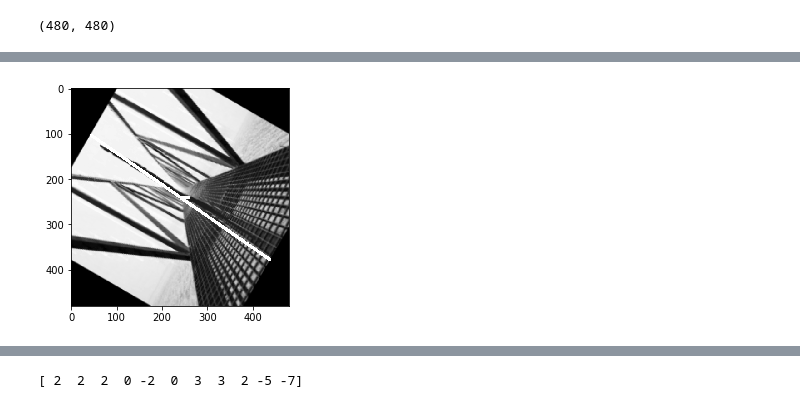
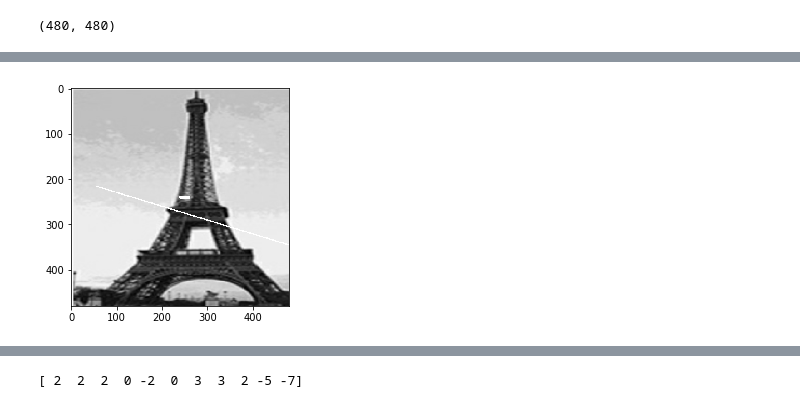
Before and after one commit to SachinG007/Sym_radon, a Jupyter notebook: jupyter_notebooks/Sym_Radon.ipynb, the cells around one changed output, grey strips where cells are left out. Cells and saved outputs as stored; diff of their text form; code cells hidden in the pictures.

```diff
--- a/jupyter_notebooks/Sym_Radon.ipynb
+++ b/jupyter_notebooks/Sym_Radon.ipynb
@@ -11,9 +11,9 @@ import matplotlib.pyplot as plt
 import sewar
 %matplotlib inline
 # %%
-img = cv2.imread("../images/multi.png",0)
+img = cv2.imread("../images/eiffel.png",0)
 
-# img = scipy.ndimage.rotate(img, -55)
+# img = scipy.ndimage.rotate(img, 23)
 imgo = np.copy(img)
 img = cv2.resize(img,(480,480))
 # img = np.ones((480,480), dtype='uint8')*255
@@ -81,13 +81,19 @@ print(min_idxb)
 # %%
-conv_sz = [201]#,201,251,301]
-ans = np.zeros(np.shape(b)[0])
-for i in range(len(conv_sz)):
-    for j in range(int(conv_sz[i]/2)):
-        vec = np.zeros(conv_sz[i])
-        vec[j] = 1
-        vec[conv_sz[i] - 1 -j] = -1
-        ans = np.add(ans, abs(np.convolve(vec,b,mode='same')))
-print(min(ans)/len(conv_sz))
-# print(np.shape(ans))
-print(np.argmin(ans))
+min_angles = []
+for k in range(180):
+
+    b = sinogram1[:,k]
+    conv_sz = [101,151,201]
+    ans = np.zeros(np.shape(b)[0])
+    for i in range(len(conv_sz)):
+        for j in range(int(conv_sz[i]/2)):
+            vec = np.zeros(conv_sz[i])
+            vec[j] = 1
+            vec[conv_sz[i] - 1 -j] = -1
+            ans = np.add(ans, abs(np.convolve(vec,b,mode='same')))
+    min_angles.append(min(ans)/len(conv_sz))
+
+    print('angle: ',k,'Val: ',min(ans)/len(conv_sz),'At arg: ',np.argmin(ans))
+    # print(np.shape(ans))
+#     print(np.argmin(ans))
 # %% [output]
@@ -148,14 +168,16 @@ count 15
 # %%
-# img = cv2.imread("../images/ball90.png",0)
+img = cv2.imread("../images/ball90.png",0)
+ang = 73
+sym_pt = 286
 img = np.copy(imgo)
 img = cv2.resize(img,(480,480))
-for i in range(count):
-    c0 = np.rint(240*np.cos(((180-55)/180)*3.14)).astype(int)
-    s0 = np.rint(240*np.sin(((180-55)/180)*3.14)).astype(int)
+for i in range(1):
+    c0 = np.rint(240*np.cos(((180-ang)/180)*3.14)).astype(int)
+    s0 = np.rint(240*np.sin(((180-ang)/180)*3.14)).astype(int)
 #     print(s0)
 #     print(c0)
-    img = cv2.line(img,(240 + s0,240 - c0),(240 - s0,240 + c0),(255,255,255),5)
+    img = cv2.line(img,(sym_pt + s0,sym_pt - c0),(sym_pt - s0,sym_pt + c0),(255,255,255),2)
     img = cv2.line(img,(240,240),(260,240),(255,255,255),5)
     plt.imshow(img, cmap='gray')
 # %% [output]
-[figure, old version]
+[figure, new version]
```
Also changed, not shown: parts of 8 cells of this notebook.
